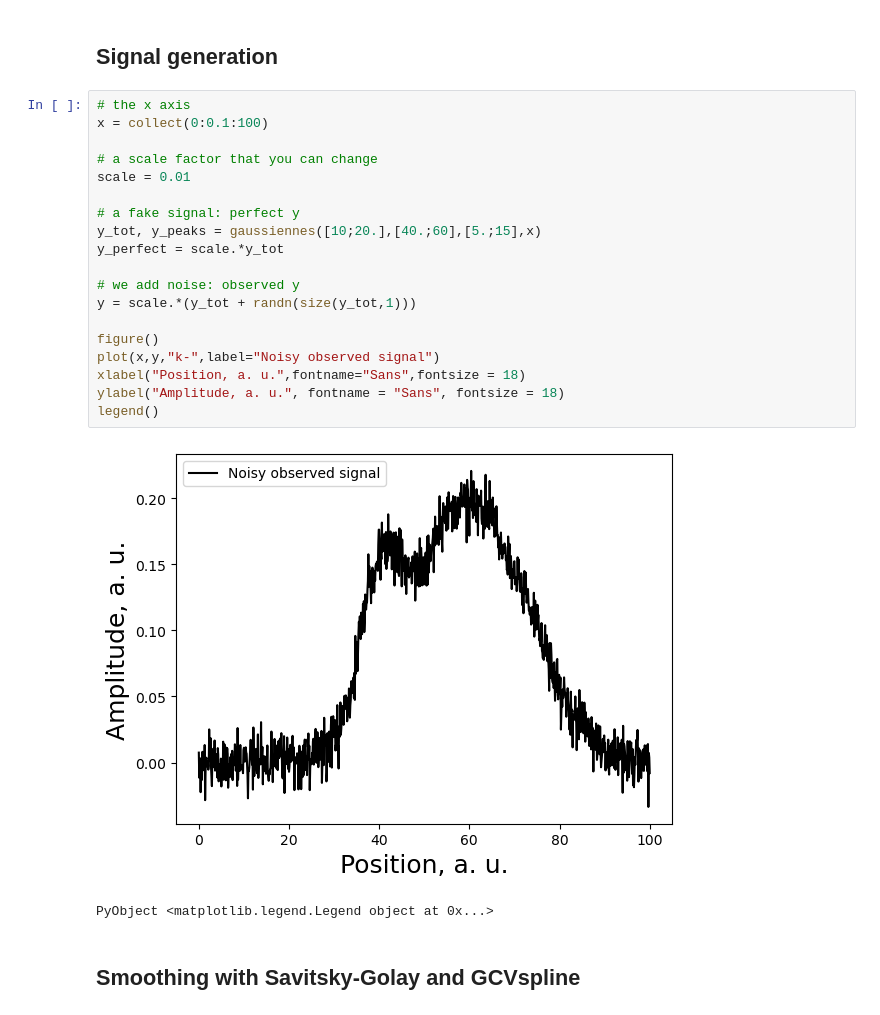
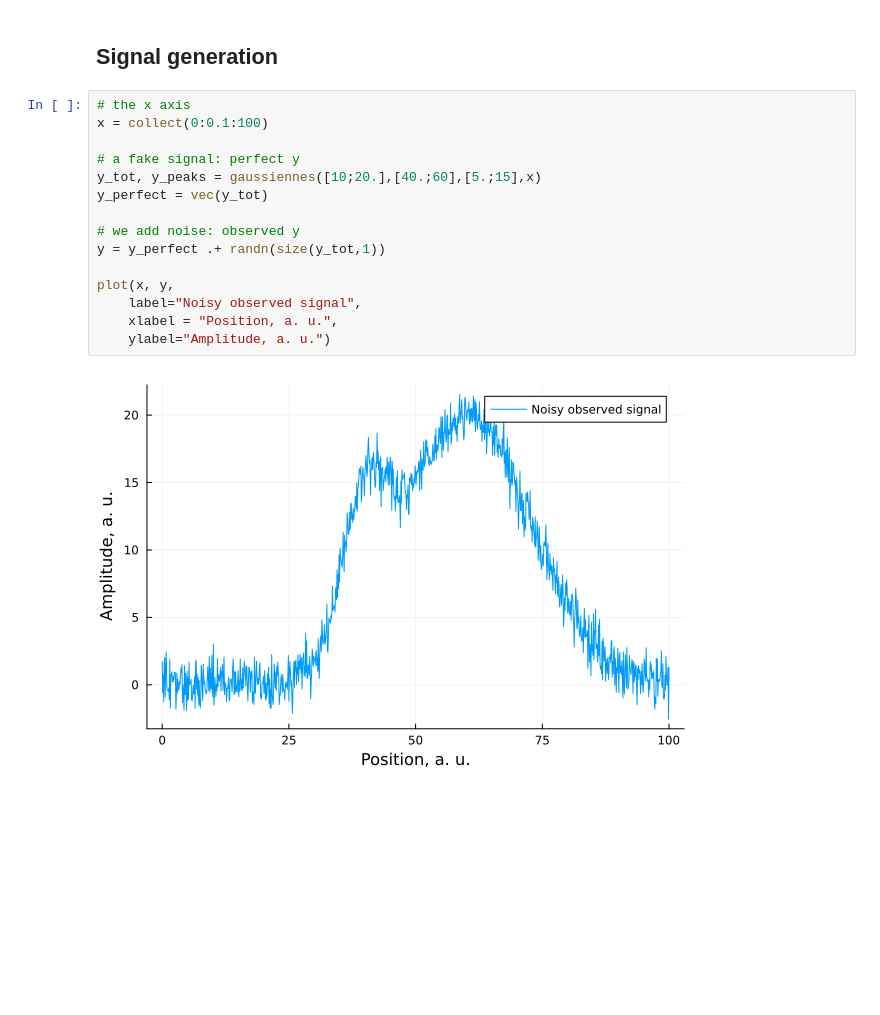
Before and after one commit to charlesll/Spectra.jl, a Jupyter notebook: examples/Smoothing_data.ipynb, the cells around one changed output. Drawn from its saved outputs; the diff is of its cells as text; blank space fills up the shorter version.

```diff
--- a/examples/Smoothing_data.ipynb
+++ b/examples/Smoothing_data.ipynb
@@ -9,24 +11,17 @@ using PyPlot, Spectra, Random, Statistics
 # %%
 # the x axis
 x = collect(0:0.1:100)
 
-# a scale factor that you can change
-scale = 0.01
-
 # a fake signal: perfect y
 y_tot, y_peaks = gaussiennes([10;20.],[40.;60],[5.;15],x)
-y_perfect = scale.*y_tot
+y_perfect = vec(y_tot)
 
 # we add noise: observed y
-y = scale.*(y_tot + randn(size(y_tot,1)))
+y = y_perfect .+ randn(size(y_tot,1))
 
-figure()
-plot(x,y,"k-",label="Noisy observed signal")
-xlabel("Position, a. u.",fontname="Sans",fontsize = 18)
-ylabel("Amplitude, a. u.", fontname = "Sans", fontsize = 18)
-legend()
+plot(x, y,
+    label="Noisy observed signal",
+    xlabel = "Position, a. u.",
+    ylabel="Amplitude, a. u.")
 # %% [output]
-[figure, old version]
+[figure, new version]
-PyObject <matplotlib.legend.Legend object at 0x...>
-# %% [markdown]
-## Smoothing with Savitsky-Golay and GCVspline
```
Also changed, not shown: parts of 8 cells of this notebook, 38 other files.
